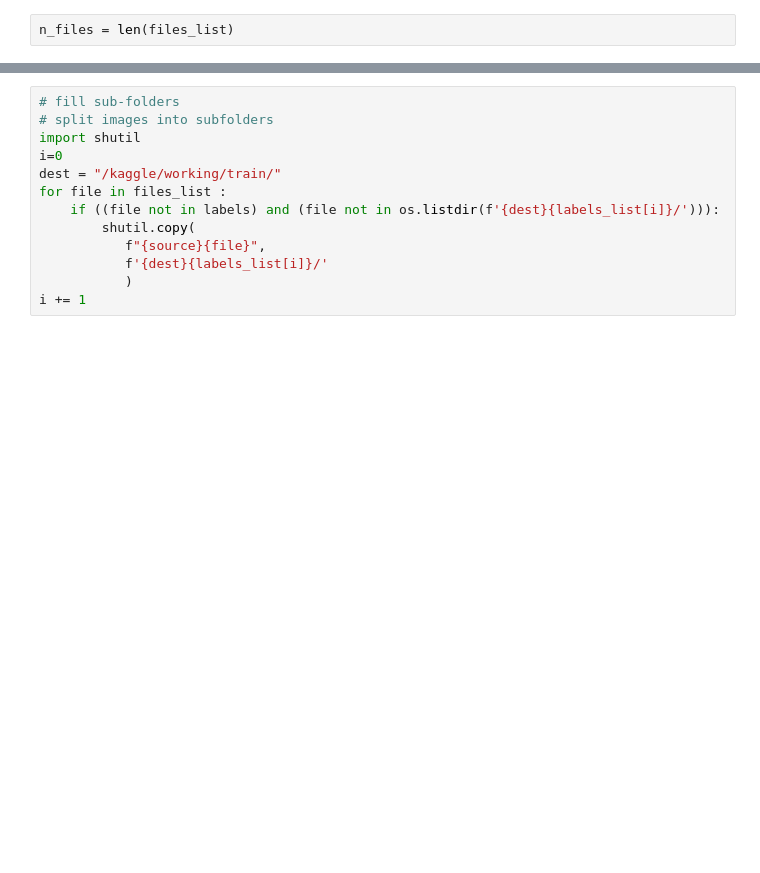
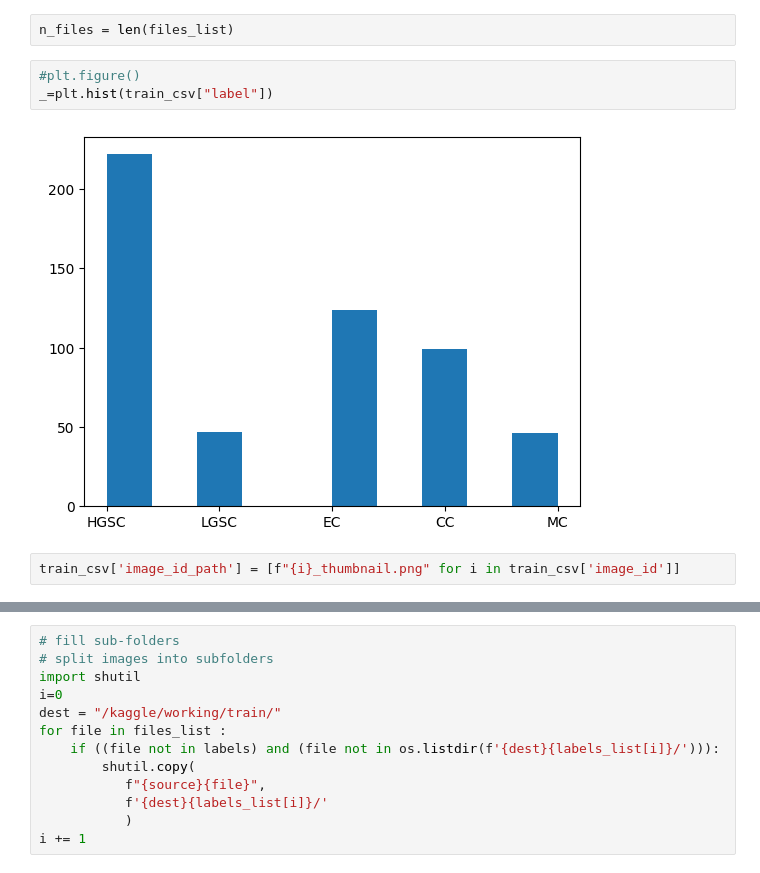
Before and after one commit to phenixMaster/UBC-tumor-classification, a Jupyter notebook: ubc-classification-keras.ipynb, the cells around one changed output, grey strips where cells are left out. Saved outputs shown, nothing was run; the diff lists cells and outputs as text; blank space fills up the shorter version.

```diff
--- a/ubc-classification-keras.ipynb
+++ b/ubc-classification-keras.ipynb
@@ -48,4 +74,11 @@ labels_list = train_csv["label"].tolist()
 # %%
 n_files = len(files_list)
+# %%
+#plt.figure()
+_=plt.hist(train_csv["label"])
+# %% [output]
+[figure, added]
+# %%
+train_csv['image_id_path'] = [f"{i}_thumbnail.png" for i in train_csv['image_id']]
 # %%
 !mkdir ./train
```
Also changed, not shown: parts of 25 cells of this notebook.
